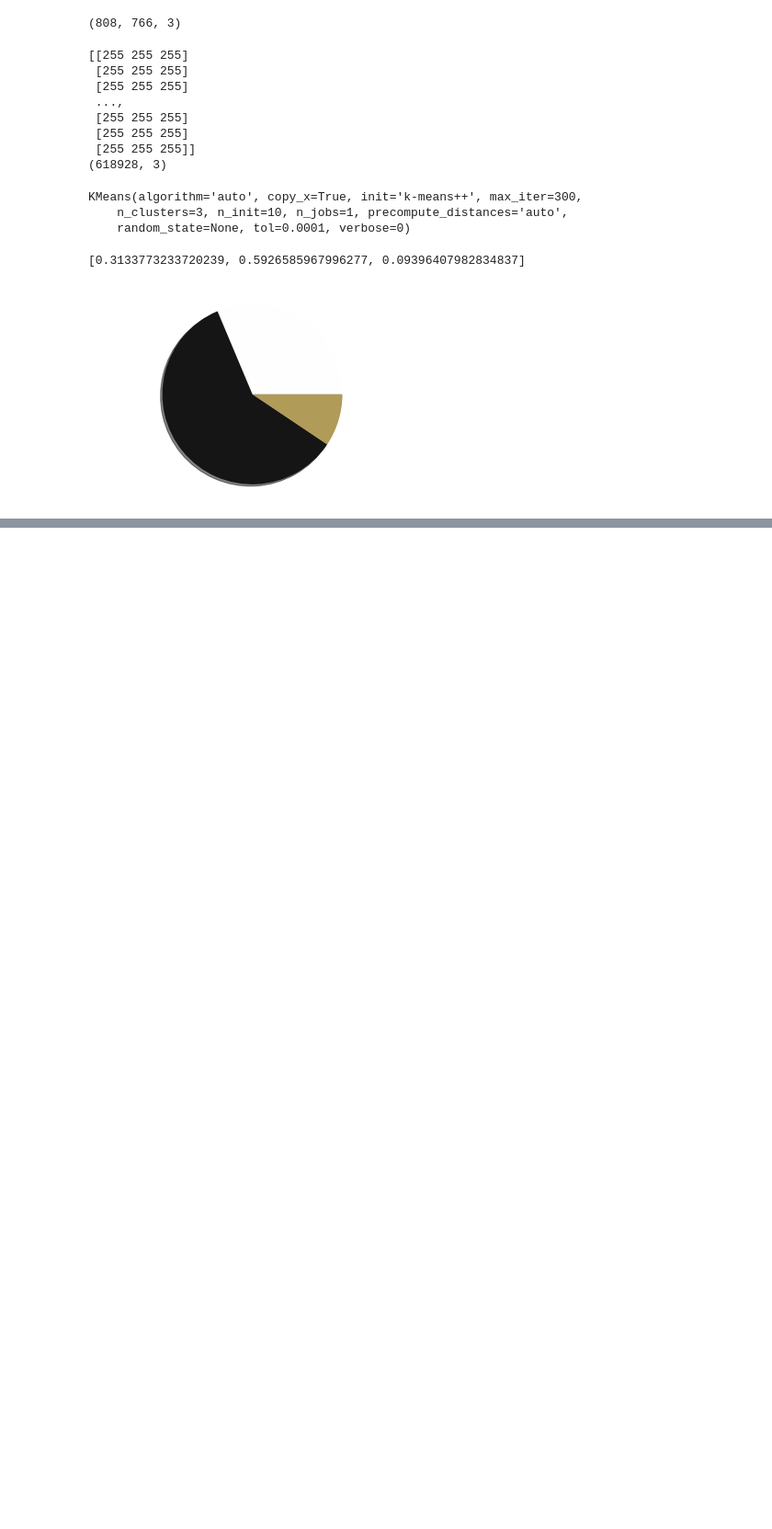
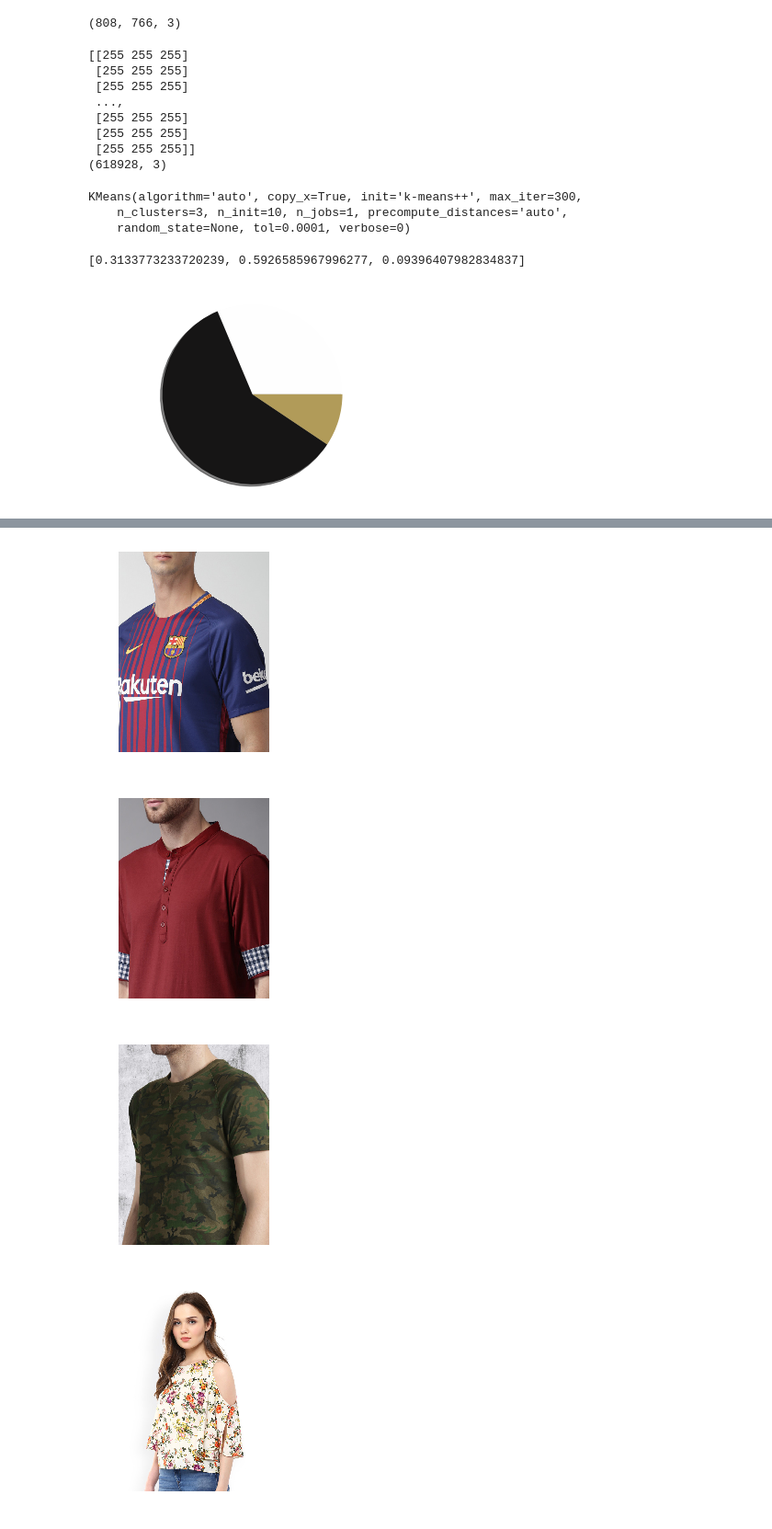
Before and after one commit to santoshsinghmehta/dominant_color_case_study, a Jupyter notebook: dominant_color_case_study.ipynb, the cells around one changed output, grey strips where cells are left out. Shown at 92% size. Saved outputs shown, nothing was run; the diff lists cells and outputs as text; code cells hidden in the pictures; blank space fills up the shorter version.

```diff
--- a/dominant_color_case_study.ipynb
+++ b/dominant_color_case_study.ipynb
@@ -73,0 +89,16 @@ plt.show()
+# %%
+import glob
+images = []
+files = glob.glob ("C:\Users\User\dominant_color_case_study\Dominant Color Data Set/*.jpg")
+for myFile in files:
+    image = cv2.imread (myFile)
+    image = cv2.cvtColor(image, cv2.COLOR_BGR2RGB)
+    images.append (image)
+    plt.figure()
+    plt.axis("off")
+    plt.imshow(image)
+# %% [output]
+[figure, added]
+[figure, added]
+[figure, added]
+[figure, added]
```
Also changed, not shown: parts of 8 cells of this notebook, 11 other files.
